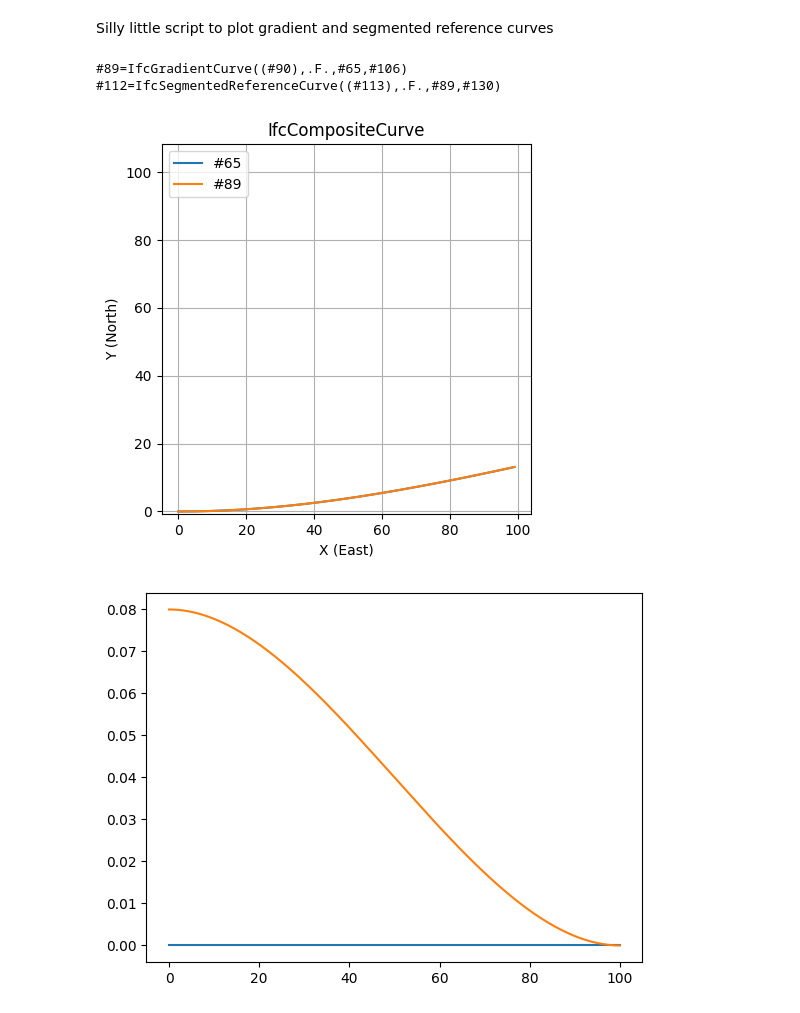
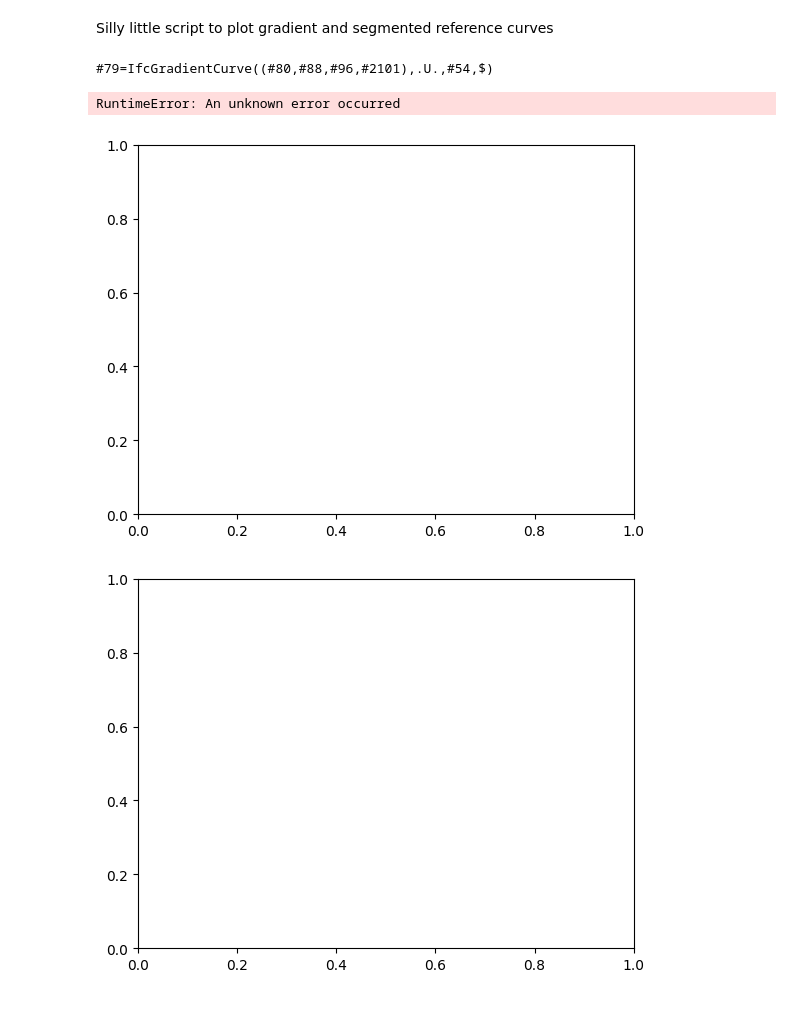
Before and after one commit to civilx64/IfcAlignmentDriver, a Jupyter notebook: Notebooks/GradientCurvePlot.ipynb, the cells around one changed output. Cells and saved outputs as stored; diff of their text form; code cells hidden in the pictures.

```diff
--- a/Notebooks/GradientCurvePlot.ipynb
+++ b/Notebooks/GradientCurvePlot.ipynb
@@ -14,7 +14,8 @@ def euclidean_distance(p1, p2):
 #model = ifcopenshell.open("F:/IfcAlignmentDriver/TestFiles/Viadotto_Acerno_ADD2_rn7jkRY.ifc")
 #model = ifcopenshell.open("F:/IfcOpenShell/_build-vs2022-x64/examples/FHWA_Bridge_Geometry_Alignment_Example.ifc")
 #model = ifcopenshell.open("F:/IfcOpenshell/_installed-vs2022-x64/bin/sectioned-solid-horizontal_bloss_cant.ifc")
-model = ifcopenshell.open("F:/IFC-Rail-Unit-Test-Reference-Code/alignment_testset/IFC-WithGeneratedGeometry/GENERATED__CantAlignment_BlossCurve_100.0_300_1000_1_Meter.ifc")
+#model = ifcopenshell.open("F:/IFC-Rail-Unit-Test-Reference-Code/alignment_testset/IFC-WithGeneratedGeometry/GENERATED__CantAlignment_BlossCurve_100.0_300_1000_1_Meter.ifc")
+model = ifcopenshell.open("F:/IfcOpenShell/_installed-vs2022-x64/bin/sectioned-solid-horizontal.ifc")
 
 curves = model.by_type("IfcGradientCurve",False) + model.by_type("IfcSegmentedReferenceCurve",False)
 
@@ -49,34 +50,34 @@ for curve in curves:
 
     markerline, stemline, baseline = fig3.stem(x,y,z,label="#"+str(curve.id()))
     plt.setp(stemline,linewidth=0.05)
     plt.setp(stemline,linestyles="dashed")
     plt.setp(markerline,markersize=1)
 
 fig1.set_title("IfcCompositeCurve")
 fig1.legend(loc="upper left")
 fig1.axis("square")
 fig1.set_xlabel("X (East)")
 fig1.set_ylabel("Y (North)")
 fig1.grid(True)
 plt.show()
 
 fig2.set_title("IfcGradientCurve")
 fig2.legend(loc="upper left")
 fig2.set_xlabel("S (Dist)")
 fig2.set_ylabel("Z (Elev)")
 fig2.grid(True)
 plt.show()
 
 fig3.set_title("IfcGradientCurve")
 fig3.legend()
 fig3.axis("square")
 fig3.set_xlabel("X (East)")
 fig3.set_ylabel("Y (North)")
 fig3.set_zlabel("Z (Elevation)")
 fig3.grid(True)
 plt.show()
 # %% [output]
-#89=IfcGradientCurve((#90),.F.,#65,#106)
-#112=IfcSegmentedReferenceCurve((#113),.F.,#89,#130)
+#79=IfcGradientCurve((#80,#88,#96,#2101),.U.,#54,$)
+RuntimeError: An unknown error occurred
-[figure, old version]
+[figure, new version]
-[figure, old version]
+[figure, new version]
```
Also changed, not shown: parts of 1 cell of this notebook, 7 other files.
